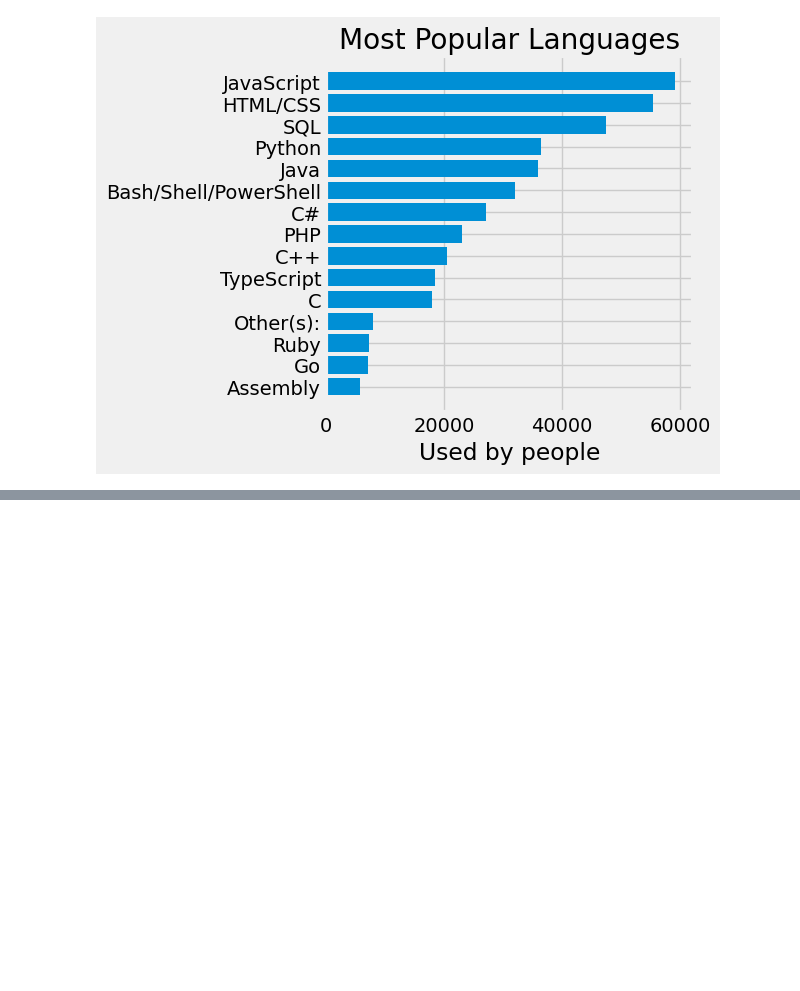
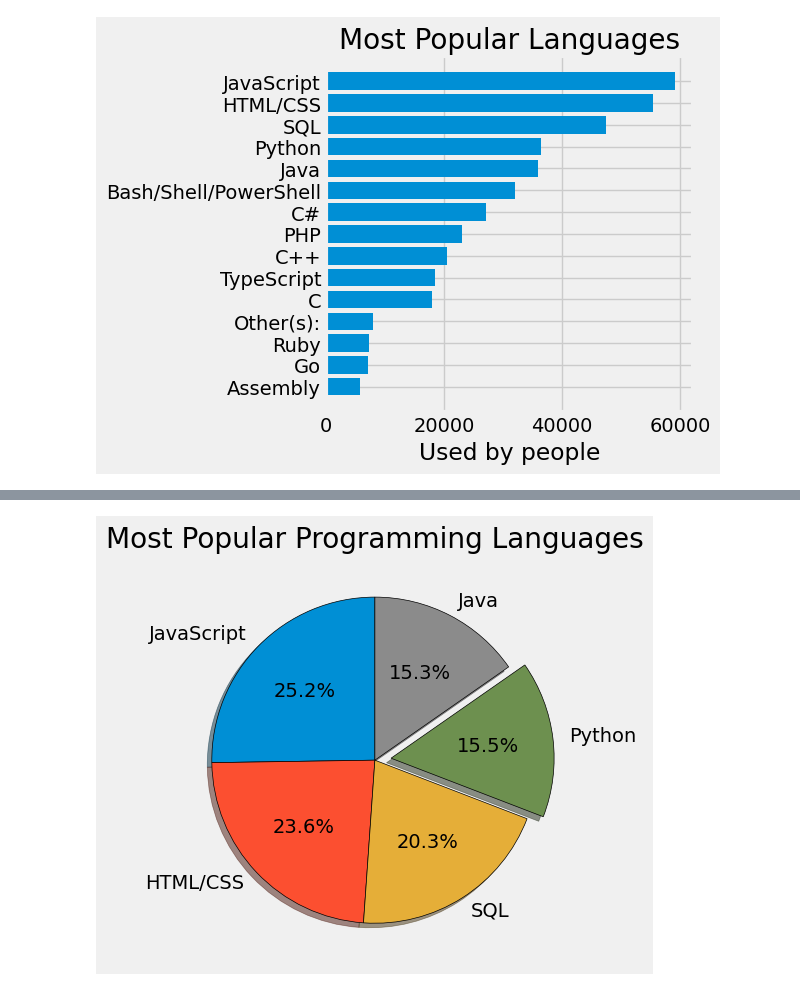
Before and after one commit to shruti-1102/zero-to-analyst, a Jupyter notebook: mpl-tut.ipynb, the cells around one changed output, grey strips where cells are left out. Cells and saved outputs as stored; diff of their text form; code cells hidden in the pictures; blank space fills up the shorter version.

```diff
--- a/mpl-tut.ipynb
+++ b/mpl-tut.ipynb
@@ -98,0 +107,12 @@ plt.show()
+# %%
+slices = [59219, 55466, 47544, 36443, 35917]
+labels = ['JavaScript', 'HTML/CSS', 'SQL', 'Python', 'Java']
+explode = [0, 0, 0, 0.1, 0]
+
+plt.pie(slices, labels=labels, explode=explode, shadow=True, startangle=90, autopct='%1.1f%%', wedgeprops={'edgecolor': 'black'})
+
+plt.title('Most Popular Programming Languages')
+plt.tight_layout()
+plt.show()
+# %% [output]
+[figure, added]
```
Also changed, not shown: parts of 7 cells of this notebook, 1 other file.
